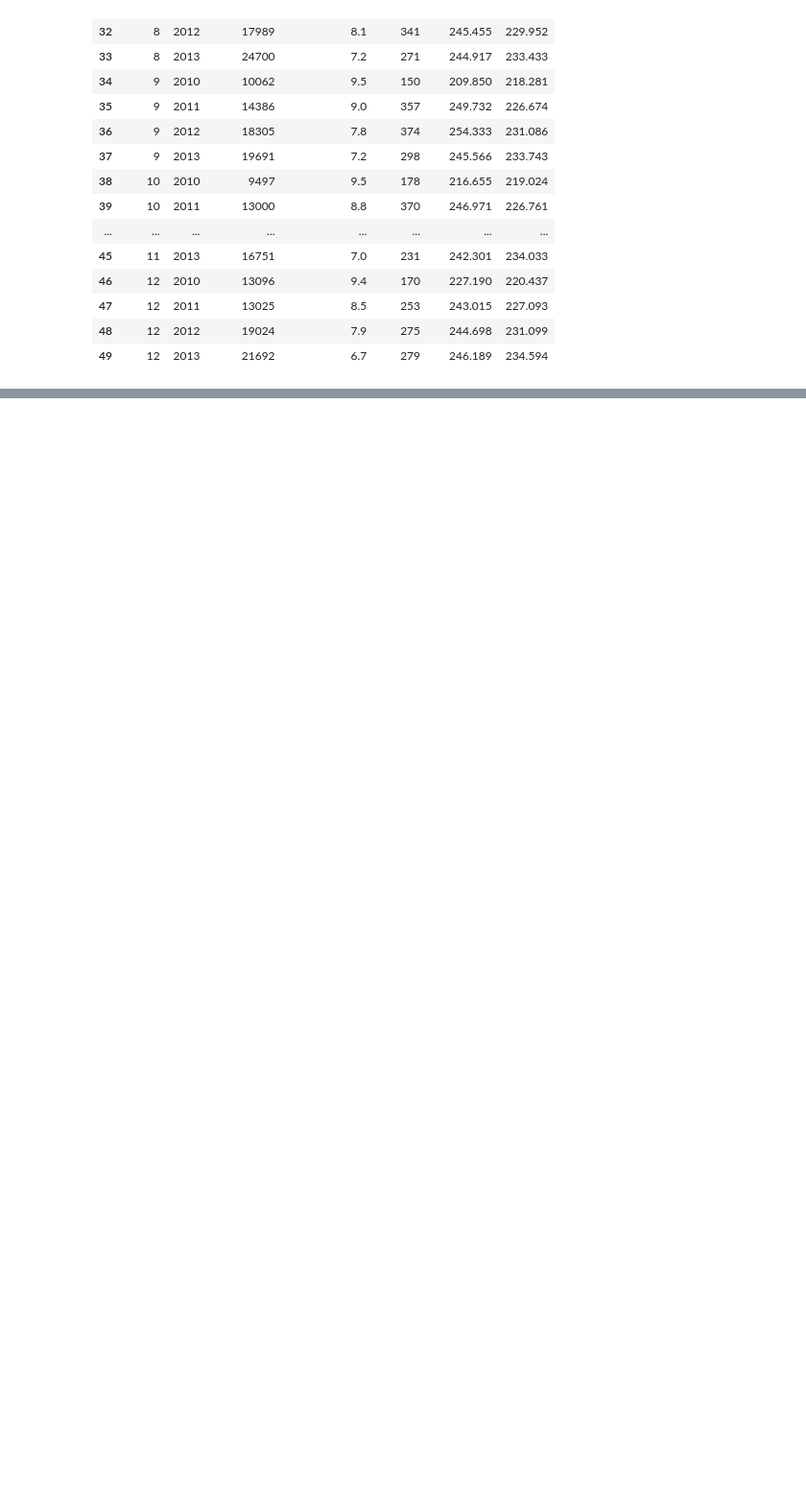
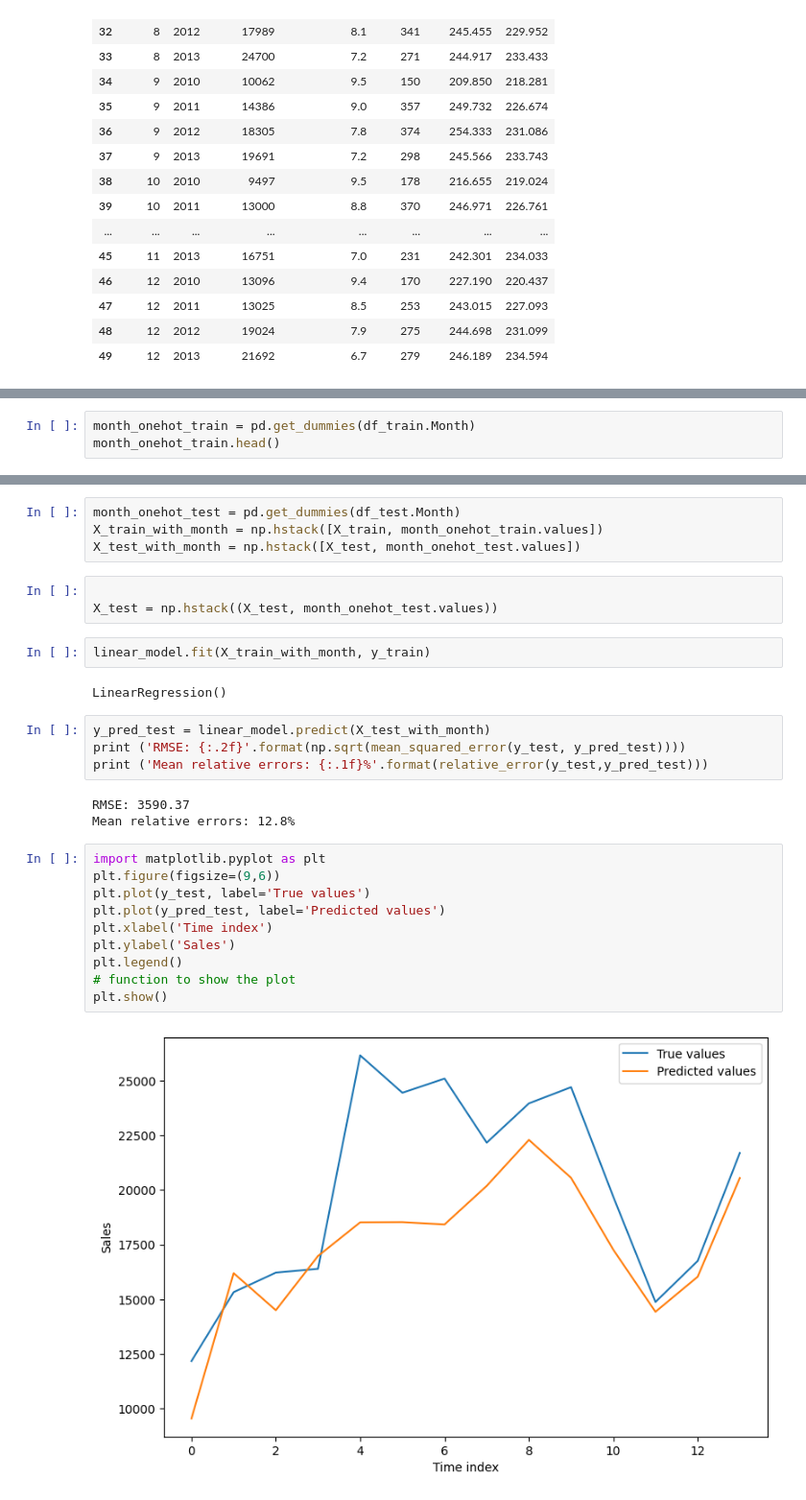
Before and after one commit to KazooBoye/MLandDataMining, a Jupyter notebook: ML-code/L3-practice2.ipynb, the cells around one changed output, grey strips where cells are left out. Shown at 96% size. Saved outputs shown, nothing was run; the diff lists cells and outputs as text; blank space fills up the shorter version.

```diff
--- a/ML-code/L3-practice2.ipynb
+++ b/ML-code/L3-practice2.ipynb
@@ -42,0 +100,3 @@ df.tail(20)
+# %%
+month_onehot_train = pd.get_dummies(df_train.Month)
+month_onehot_train.head()
@@ -42,0 +110,30 @@ df.tail(20)
+# %%
+month_onehot_test = pd.get_dummies(df_test.Month)
+X_train_with_month = np.hstack([X_train, month_onehot_train.values])
+X_test_with_month = np.hstack([X_test, month_onehot_test.values])
+# %%
+
+X_test = np.hstack((X_test, month_onehot_test.values))
+# %%
+linear_model.fit(X_train_with_month, y_train)
+# %% [output]
+LinearRegression()
+# %%
+y_pred_test = linear_model.predict(X_test_with_month)
+print ('RMSE: {:.2f}'.format(np.sqrt(mean_squared_error(y_test, y_pred_test))))
+print ('Mean relative errors: {:.1f}%'.format(relative_error(y_test,y_pred_test)))
+# %% [output]
+RMSE: 3590.37
+Mean relative errors: 12.8%
+# %%
+import matplotlib.pyplot as plt
+plt.figure(figsize=(9,6))
+plt.plot(y_test, label='True values')
+plt.plot(y_pred_test, label='Predicted values')
+plt.xlabel('Time index')
+plt.ylabel('Sales')
+plt.legend()
+# function to show the plot
+plt.show()
+# %% [output]
+[figure, added]
```
Also changed, not shown: parts of 9 cells of this notebook.
